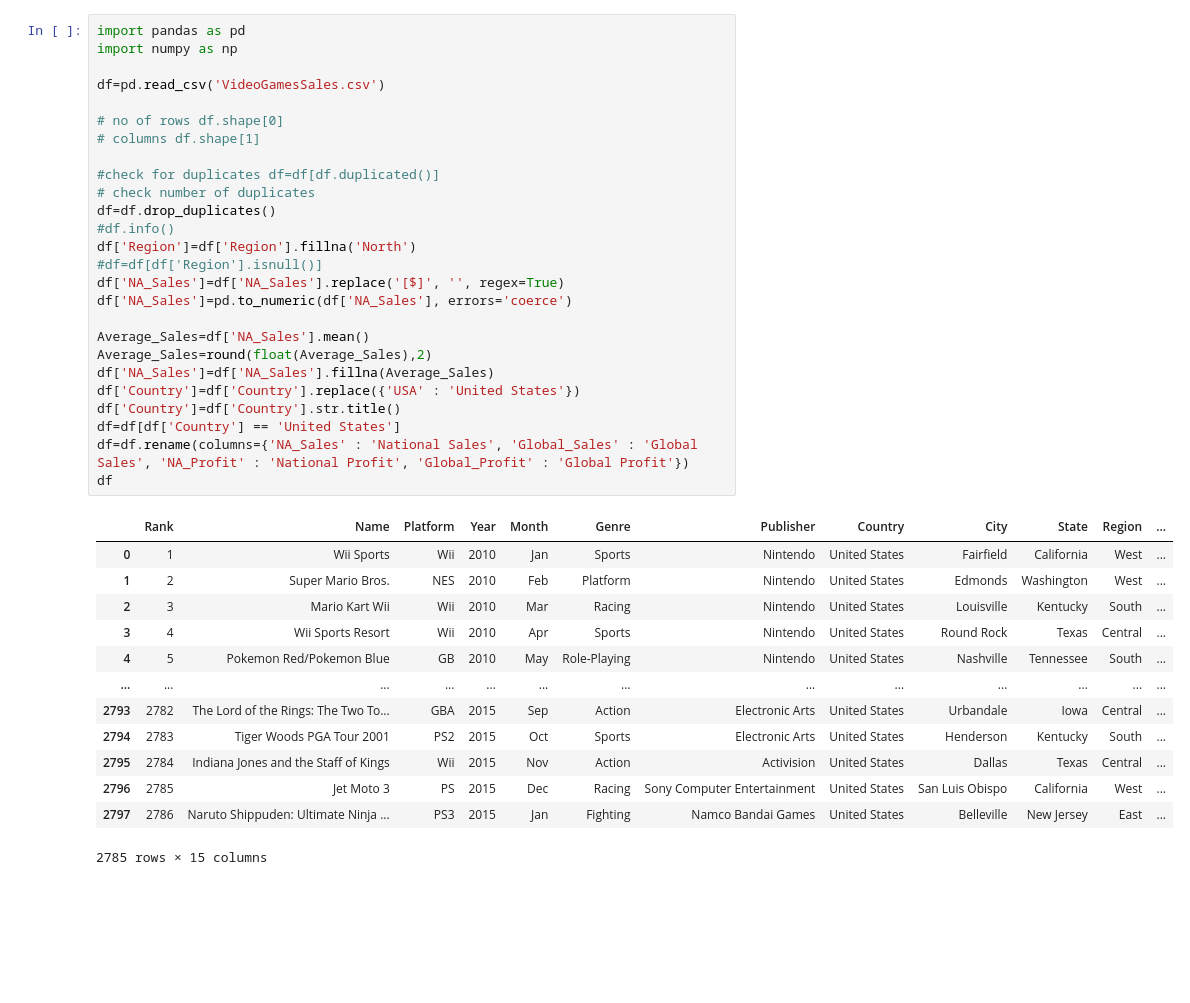
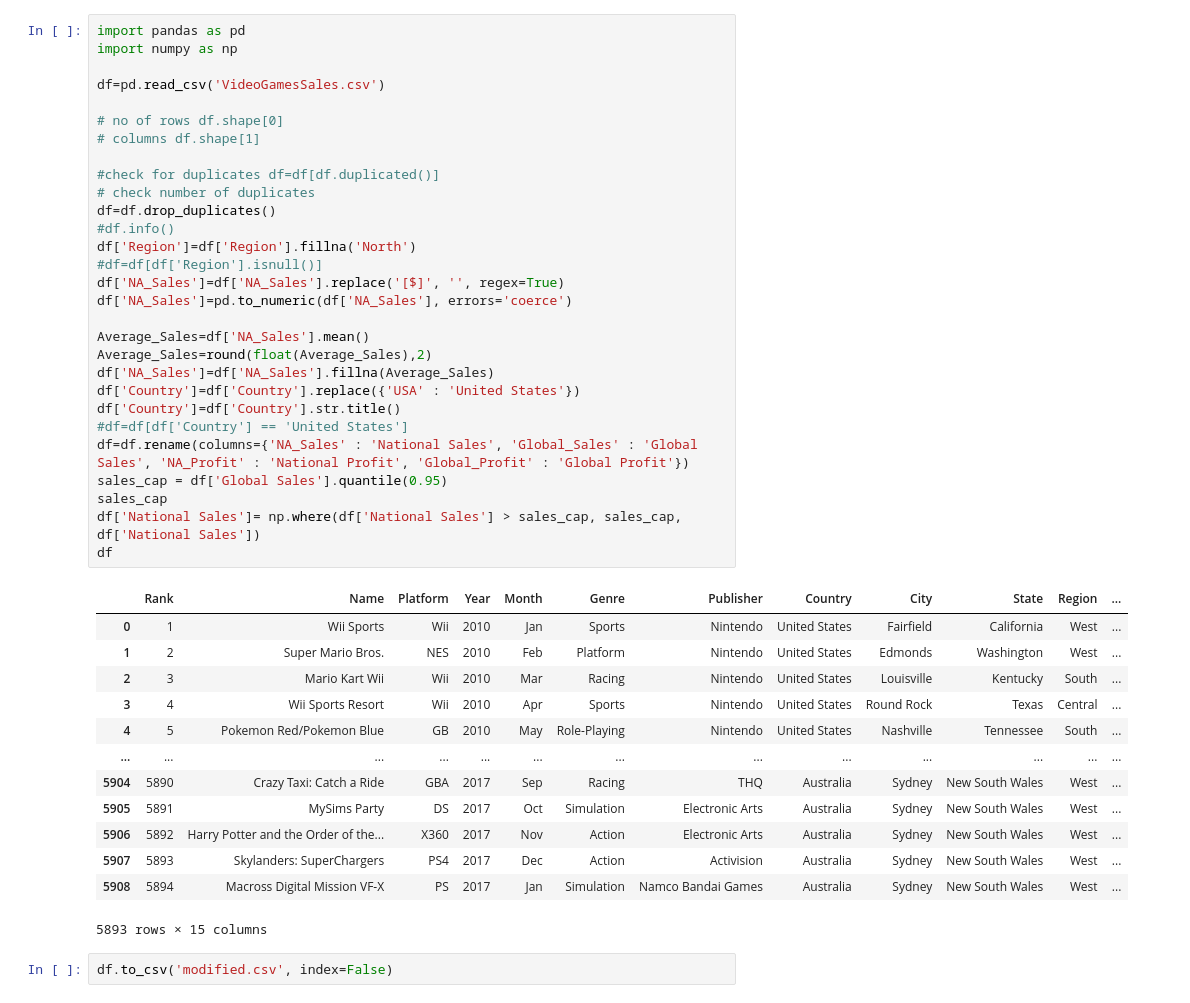
Before and after one commit to Jade-Jones-dev/ai_machine_learning, a Jupyter notebook: week_2/python_data_analysis/python_project.ipynb, the cells around one changed output. Saved outputs shown, nothing was run; the diff lists cells and outputs as text; blank space fills up the shorter version.

```diff
--- a/week_2/python_data_analysis/python_project.ipynb
+++ b/week_2/python_data_analysis/python_project.ipynb
@@ -4,37 +4,42 @@ import numpy as np
 
 df=pd.read_csv('VideoGamesSales.csv')
 
 # no of rows df.shape[0]
 # columns df.shape[1]
 
 #check for duplicates df=df[df.duplicated()]
 # check number of duplicates
 df=df.drop_duplicates()
 #df.info()
 df['Region']=df['Region'].fillna('North')
 #df=df[df['Region'].isnull()]
 df['NA_Sales']=df['NA_Sales'].replace('[$]', '', regex=True)
 df['NA_Sales']=pd.to_numeric(df['NA_Sales'], errors='coerce')
 
 Average_Sales=df['NA_Sales'].mean()
 Average_Sales=round(float(Average_Sales),2)
 df['NA_Sales']=df['NA_Sales'].fillna(Average_Sales)
 df['Country']=df['Country'].replace({'USA' : 'United States'})
 df['Country']=df['Country'].str.title()
-df=df[df['Country'] == 'United States']
+#df=df[df['Country'] == 'United States']
 df=df.rename(columns={'NA_Sales' : 'National Sales', 'Global_Sales' : 'Global Sales', 'NA_Profit' : 'National Profit', 'Global_Profit' : 'Global Profit'})
+sales_cap = df['Global Sales'].quantile(0.95)
+sales_cap
+df['National Sales']= np.where(df['National Sales'] > sales_cap, sales_cap, df['National Sales'])
 df
 # %% [output]
 |  | Rank | Name | Platform | Year | Month | Genre | Publisher | Country | City | State | Region | ... |
 | 0 | 1 | Wii Sports | Wii | 2010 | Jan | Sports | Nintendo | United States | Fairfield | California | West | ... |
 | 1 | 2 | Super Mario Bros. | NES | 2010 | Feb | Platform | Nintendo | United States | Edmonds | Washington | West | ... |
 | 2 | 3 | Mario Kart Wii | Wii | 2010 | Mar | Racing | Nintendo | United States | Louisville | Kentucky | South | ... |
 | 3 | 4 | Wii Sports Resort | Wii | 2010 | Apr | Sports | Nintendo | United States | Round Rock | Texas | Central | ... |
 | 4 | 5 | Pokemon Red/Pokemon Blue | GB | 2010 | May | Role-Playing | Nintendo | United States | Nashville | Tennessee | South | ... |
 | ... | ... | ... | ... | ... | ... | ... | ... | ... | ... | ... | ... | ... |
-| 2793 | 2782 | The Lord of the Rings: The Two To... | GBA | 2015 | Sep | Action | Electronic Arts | United States | Urbandale | Iowa | Central | ... |
-| 2794 | 2783 | Tiger Woods PGA Tour 2001 | PS2 | 2015 | Oct | Sports | Electronic Arts | United States | Henderson | Kentucky | South | ... |
-| 2795 | 2784 | Indiana Jones and the Staff of Kings | Wii | 2015 | Nov | Action | Activision | United States | Dallas | Texas | Central | ... |
-| 2796 | 2785 | Jet Moto 3 | PS | 2015 | Dec | Racing | Sony Computer Entertainment | United States | San Luis Obispo | California | West | ... |
-| 2797 | 2786 | Naruto Shippuden: Ultimate Ninja ... | PS3 | 2015 | Jan | Fighting | Namco Bandai Games | United States | Belleville | New Jersey | East | ... |
+| 5904 | 5890 | Crazy Taxi: Catch a Ride | GBA | 2017 | Sep | Racing | THQ | Australia | Sydney | New South Wales | West | ... |
+| 5905 | 5891 | MySims Party | DS | 2017 | Oct | Simulation | Electronic Arts | Australia | Sydney | New South Wales | West | ... |
+| 5906 | 5892 | Harry Potter and the Order of the... | X360 | 2017 | Nov | Action | Electronic Arts | Australia | Sydney | New South Wales | West | ... |
+| 5907 | 5893 | Skylanders: SuperChargers | PS4 | 2017 | Dec | Action | Activision | Australia | Sydney | New South Wales | West | ... |
+| 5908 | 5894 | Macross Digital Mission VF-X | PS | 2017 | Jan | Simulation | Namco Bandai Games | Australia | Sydney | New South Wales | West | ... |
-2785 rows × 15 columns
+5893 rows × 15 columns
+# %%
+df.to_csv('modified.csv', index=False)
```
Also changed, not shown: parts of 1 cell of this notebook, 1 other file.
